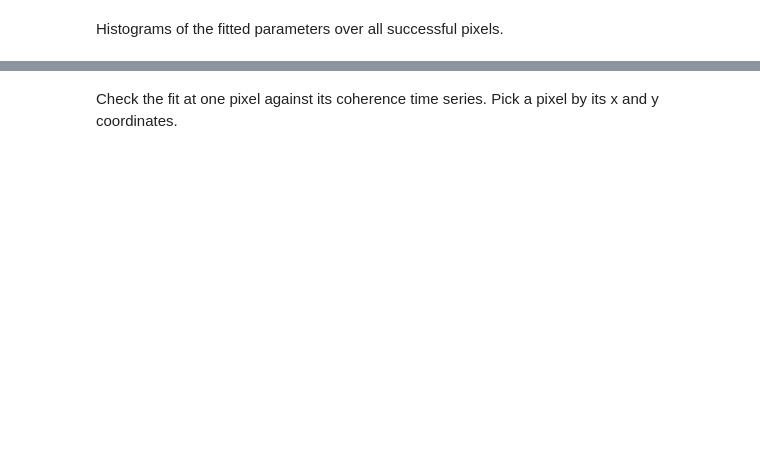
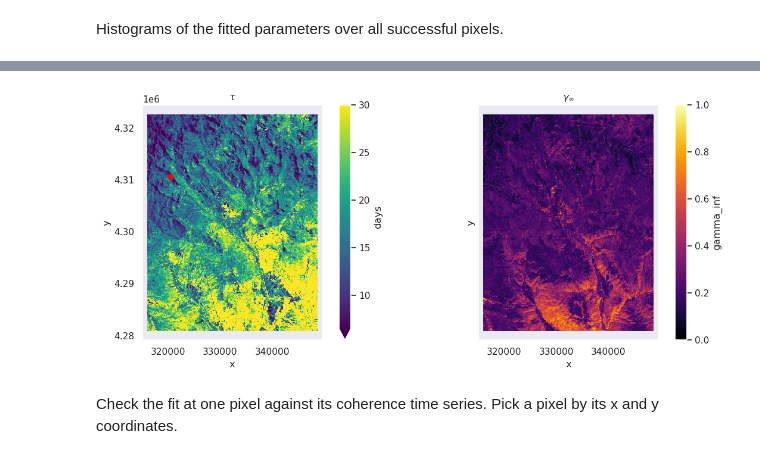
Before and after one commit to julober/nisar_snow_coherence, a Jupyter notebook: notebooks/3_decay_fit.ipynb, the cells around one changed output, grey strips where cells are left out. Saved outputs shown, nothing was run; the diff lists cells and outputs as text; code cells hidden in the pictures; blank space fills up the shorter version.

```diff
--- a/notebooks/3_decay_fit.ipynb
+++ b/notebooks/3_decay_fit.ipynb
@@ -97,3 +124,15 @@ plt.tight_layout()
+# %%
+fig, axs = plt.subplots(1, 2, figsize=(12, 5), sharey=True)
+fit['tau'].plot(ax=axs[0], cmap='viridis', robust=True, cbar_kwargs={'label': 'days'})
+axs[0].scatter(ix, iy, c='red')
+axs[0].set_title(r'$\tau$')
+fit['gamma_inf'].plot(ax=axs[1], cmap='inferno', vmin=0, vmax=1)
+axs[1].set_title(r'$\gamma_\infty$')
+for ax in axs:
+    ax.set_aspect('equal')
+plt.tight_layout()
+# %% [output]
+[figure, added]
 # %% [markdown]
 Check the fit at one pixel against its coherence time series. Pick a pixel by its x and y coordinates.
 # %%
```
Also changed, not shown: parts of 8 cells of this notebook.
